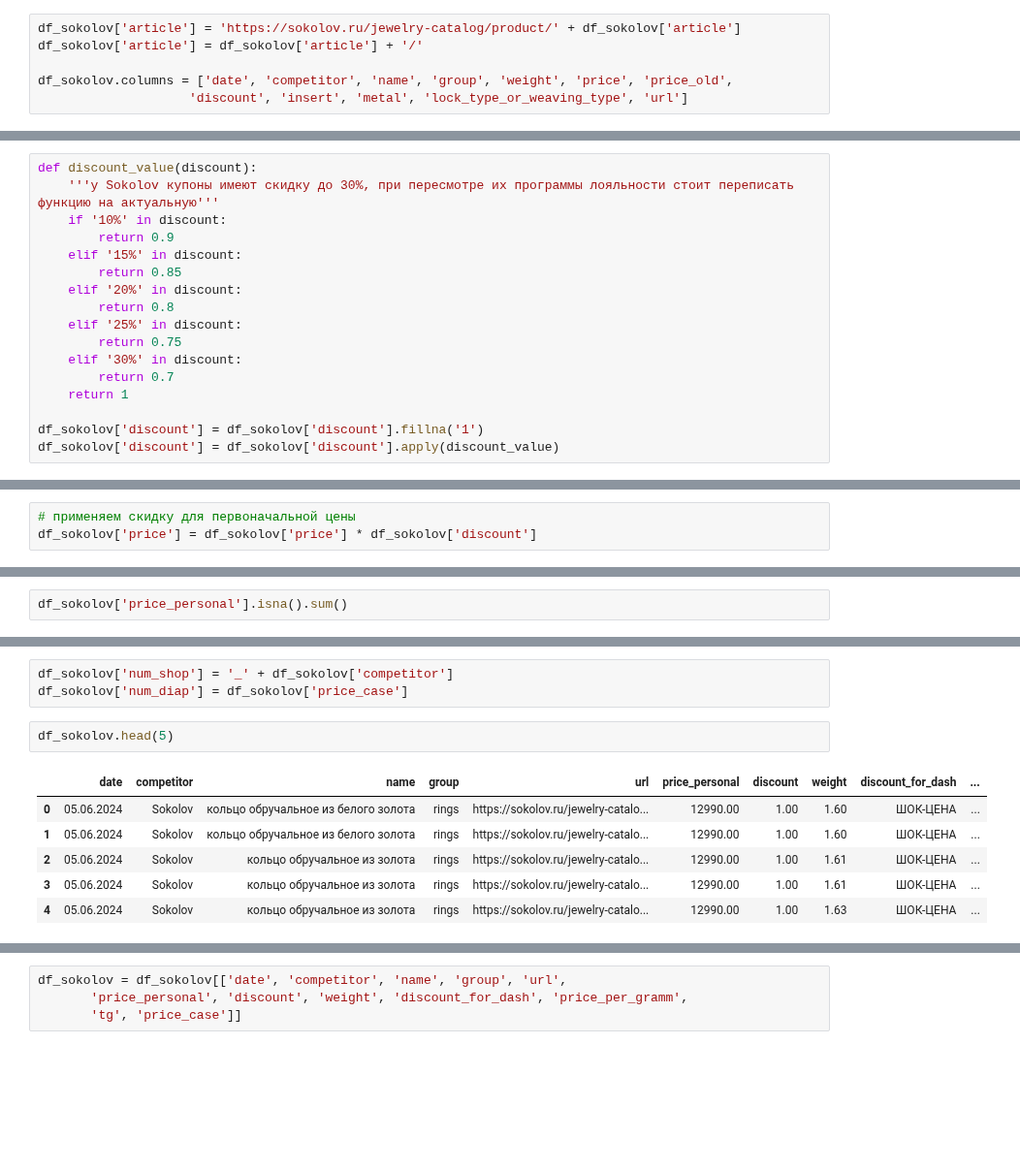
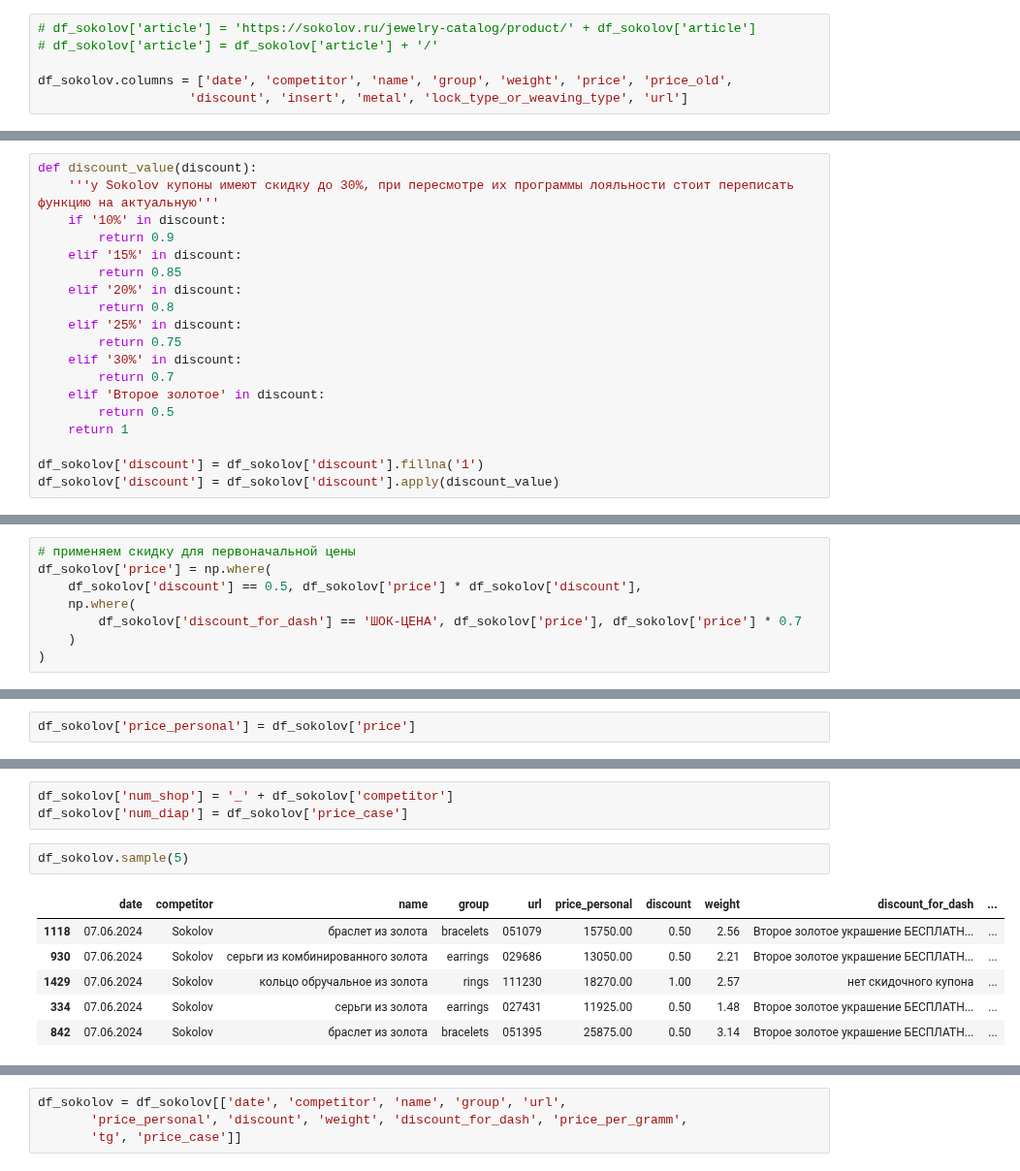
Before and after one commit to sergey-trenkin/notebooks, a Jupyter notebook: eda_every_days.ipynb, the cells around one changed output, grey strips where cells are left out. Shown at 97% size. Saved outputs shown, nothing was run; the diff lists cells and outputs as text; blank space fills up the shorter version.

```diff
--- a/eda_every_days.ipynb
+++ b/eda_every_days.ipynb
@@ -47,6 +47,6 @@ df_sokolov.sample(5)
 # %%
-df_sokolov['article'] = 'https://sokolov.ru/jewelry-catalog/product/' + df_sokolov['article']
-df_sokolov['article'] = df_sokolov['article'] + '/'
+# df_sokolov['article'] = 'https://sokolov.ru/jewelry-catalog/product/' + df_sokolov['article']
+# df_sokolov['article'] = df_sokolov['article'] + '/'
 
 df_sokolov.columns = ['date', 'competitor', 'name', 'group', 'weight', 'price', 'price_old',
                     'discount', 'insert', 'metal', 'lock_type_or_weaving_type', 'url']
@@ -78,6 +79,8 @@ def discount_value(discount):
         return 0.75
     elif '30%' in discount:
         return 0.7
+    elif 'Второе золотое' in discount:
+        return 0.5
     return 1
 
 df_sokolov['discount'] = df_sokolov['discount'].fillna('1')
@@ -104,7 +107,12 @@ df_sokolov['price'].isna().sum()
 df_sokolov = df_sokolov.dropna(subset=['price'])
 # %%
 # применяем скидку для первоначальной цены
-df_sokolov['price'] = df_sokolov['price'] * df_sokolov['discount']
+df_sokolov['price'] = np.where(
+    df_sokolov['discount'] == 0.5, df_sokolov['price'] * df_sokolov['discount'],
+    np.where(
+        df_sokolov['discount_for_dash'] == 'ШОК-ЦЕНА', df_sokolov['price'], df_sokolov['price'] * 0.7
+    )
+)
 # %%
 # для расчета персональной стоимости нужно выделить изделия для которых применины баллы. Для этого в парсинге цен используються cookies аккаунта с баллами (любым кол-вом).
 # чтобы определить если ли персональная цена сравниваются 2 столба "price_old" и "price".
@@ -133,4 +141,4 @@ df_sokolov['price'].isna().sum()
 # %% [output]
 0
 # %%
-df_sokolov['price_personal'].isna().sum()
+df_sokolov['price_personal'] = df_sokolov['price']
@@ -236,14 +258,14 @@ df_sokolov = df_sokolov[['date', 'competitor', 'name', 'group', 'url', 'price_pe
 df_sokolov['num_shop'] = '_' + df_sokolov['competitor']
 df_sokolov['num_diap'] = df_sokolov['price_case']
 # %%
-df_sokolov.head(5)
+df_sokolov.sample(5)
 # %% [output]
 |  | date | competitor | name | group | url | price_personal | discount | weight | discount_for_dash | ... |
-| 0 | 05.06.2024 | Sokolov | кольцо обручальное из белого золота | rings | https://sokolov.ru/jewelry-catalo... | 12990.00 | 1.00 | 1.60 | ШОК-ЦЕНА | ... |
-| 1 | 05.06.2024 | Sokolov | кольцо обручальное из белого золота | rings | https://sokolov.ru/jewelry-catalo... | 12990.00 | 1.00 | 1.60 | ШОК-ЦЕНА | ... |
-| 2 | 05.06.2024 | Sokolov | кольцо обручальное из золота | rings | https://sokolov.ru/jewelry-catalo... | 12990.00 | 1.00 | 1.61 | ШОК-ЦЕНА | ... |
-| 3 | 05.06.2024 | Sokolov | кольцо обручальное из золота | rings | https://sokolov.ru/jewelry-catalo... | 12990.00 | 1.00 | 1.61 | ШОК-ЦЕНА | ... |
-| 4 | 05.06.2024 | Sokolov | кольцо обручальное из золота | rings | https://sokolov.ru/jewelry-catalo... | 12990.00 | 1.00 | 1.63 | ШОК-ЦЕНА | ... |
+| 1118 | 07.06.2024 | Sokolov | браслет из золота | bracelets | 051079 | 15750.00 | 0.50 | 2.56 | Второе золотое украшение БЕСПЛАТН... | ... |
+| 930 | 07.06.2024 | Sokolov | серьги из комбинированного золота | earrings | 029686 | 13050.00 | 0.50 | 2.21 | Второе золотое украшение БЕСПЛАТН... | ... |
+| 1429 | 07.06.2024 | Sokolov | кольцо обручальное из золота | rings | 111230 | 18270.00 | 1.00 | 2.57 | нет скидочного купона | ... |
+| 334 | 07.06.2024 | Sokolov | серьги из золота | earrings | 027431 | 11925.00 | 0.50 | 1.48 | Второе золотое украшение БЕСПЛАТН... | ... |
+| 842 | 07.06.2024 | Sokolov | браслет из золота | bracelets | 051395 | 25875.00 | 0.50 | 3.14 | Второе золотое украшение БЕСПЛАТН... | ... |
 # %%
 df_sokolov['discount_for_dash'].value_counts()
 # %% [output]
```
Also changed, not shown: parts of 64 cells of this notebook, 5 other files.
